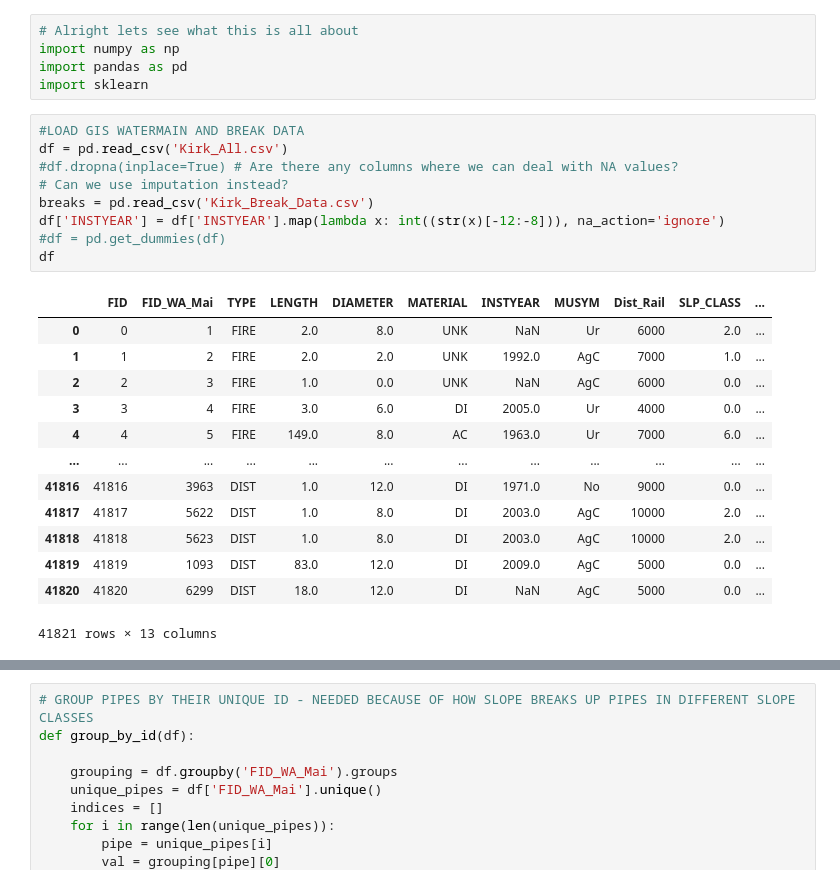
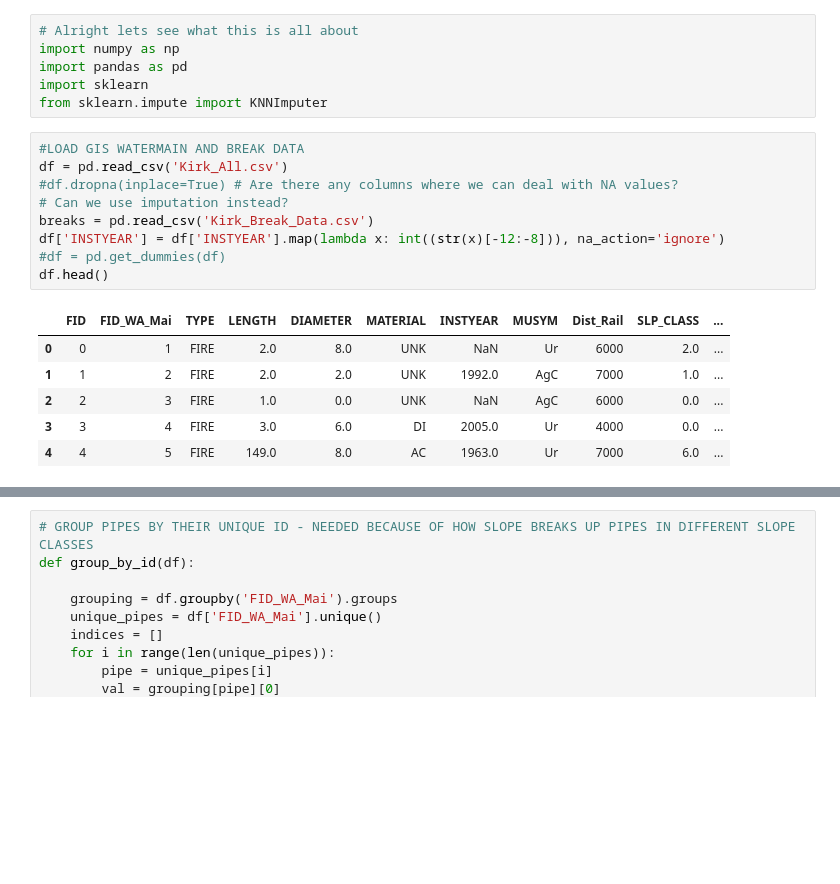
Before and after one commit to yennilee2/Water-Pipe-Project, a Jupyter notebook: first_notebook.ipynb, the cells around one changed output, grey strips where cells are left out. Saved outputs shown, nothing was run; the diff lists cells and outputs as text; blank space fills up the shorter version.

```diff
--- a/first_notebook.ipynb
+++ b/first_notebook.ipynb
@@ -3,29 +3,23 @@
 import numpy as np
 import pandas as pd
 import sklearn
+from sklearn.impute import KNNImputer
 # %%
 #LOAD GIS WATERMAIN AND BREAK DATA
 df = pd.read_csv('Kirk_All.csv')
 #df.dropna(inplace=True) # Are there any columns where we can deal with NA values?
 # Can we use imputation instead?
 breaks = pd.read_csv('Kirk_Break_Data.csv')
 df['INSTYEAR'] = df['INSTYEAR'].map(lambda x: int((str(x)[-12:-8])), na_action='ignore')
 #df = pd.get_dummies(df)
-df
+df.head()
 # %% [output]
 |  | FID | FID_WA_Mai | TYPE | LENGTH | DIAMETER | MATERIAL | INSTYEAR | MUSYM | Dist_Rail | SLP_CLASS | ... |
 | 0 | 0 | 1 | FIRE | 2.0 | 8.0 | UNK | NaN | Ur | 6000 | 2.0 | ... |
 | 1 | 1 | 2 | FIRE | 2.0 | 2.0 | UNK | 1992.0 | AgC | 7000 | 1.0 | ... |
 | 2 | 2 | 3 | FIRE | 1.0 | 0.0 | UNK | NaN | AgC | 6000 | 0.0 | ... |
 | 3 | 3 | 4 | FIRE | 3.0 | 6.0 | DI | 2005.0 | Ur | 4000 | 0.0 | ... |
 | 4 | 4 | 5 | FIRE | 149.0 | 8.0 | AC | 1963.0 | Ur | 7000 | 6.0 | ... |
-| ... | ... | ... | ... | ... | ... | ... | ... | ... | ... | ... | ... |
-| 41816 | 41816 | 3963 | DIST | 1.0 | 12.0 | DI | 1971.0 | No | 9000 | 0.0 | ... |
-| 41817 | 41817 | 5622 | DIST | 1.0 | 8.0 | DI | 2003.0 | AgC | 10000 | 2.0 | ... |
-| 41818 | 41818 | 5623 | DIST | 1.0 | 8.0 | DI | 2003.0 | AgC | 10000 | 2.0 | ... |
-| 41819 | 41819 | 1093 | DIST | 83.0 | 12.0 | DI | 2009.0 | AgC | 5000 | 0.0 | ... |
-| 41820 | 41820 | 6299 | DIST | 18.0 | 12.0 | DI | NaN | AgC | 5000 | 0.0 | ... |
-41821 rows × 13 columns
 # %%
 # EXTRACTING FEATURES
 features = ['FID_WA_Mai', 'TYPE', 'LENGTH', 'DIAMETER', 'MATERIAL', 'INSTYEAR', 'MUSYM', 'Dist_Rail', 'SLP_CLASS', 'SPEED', 'FUNC_CLASS']
```
Also changed, not shown: parts of 6 cells of this notebook, 1 other file.
